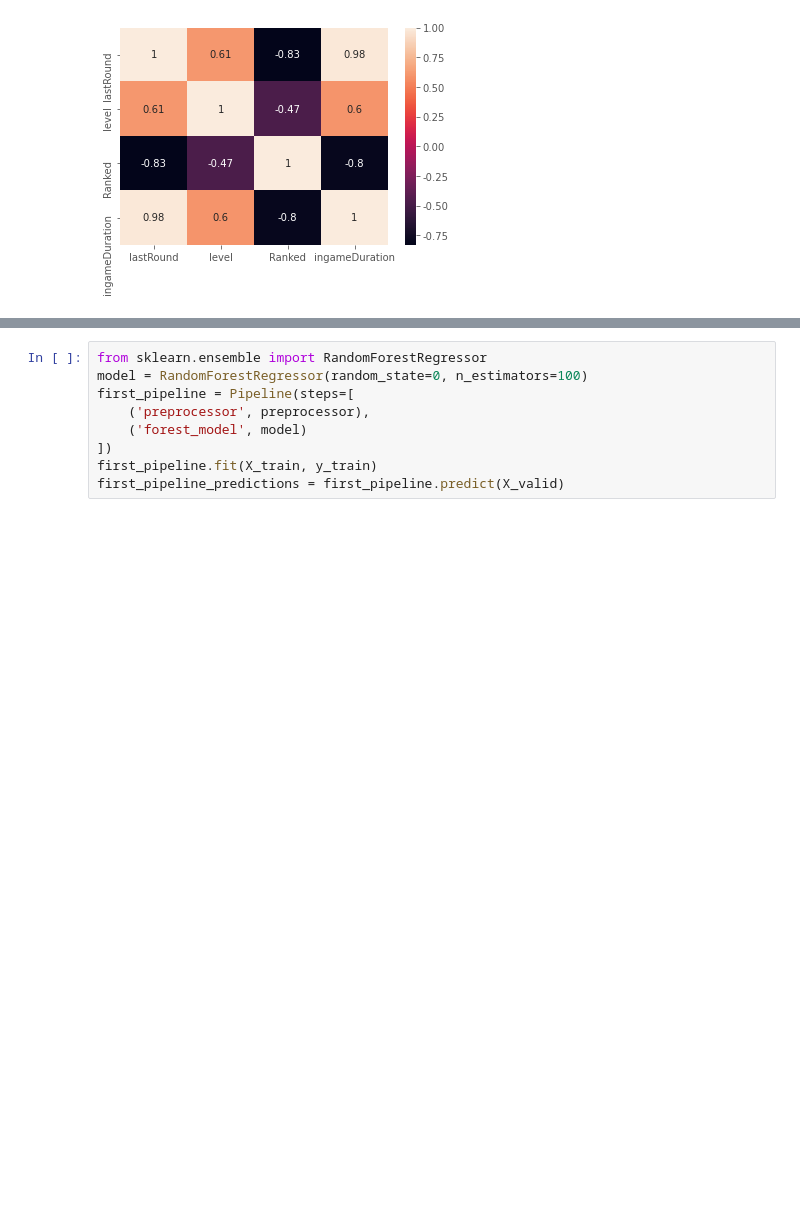
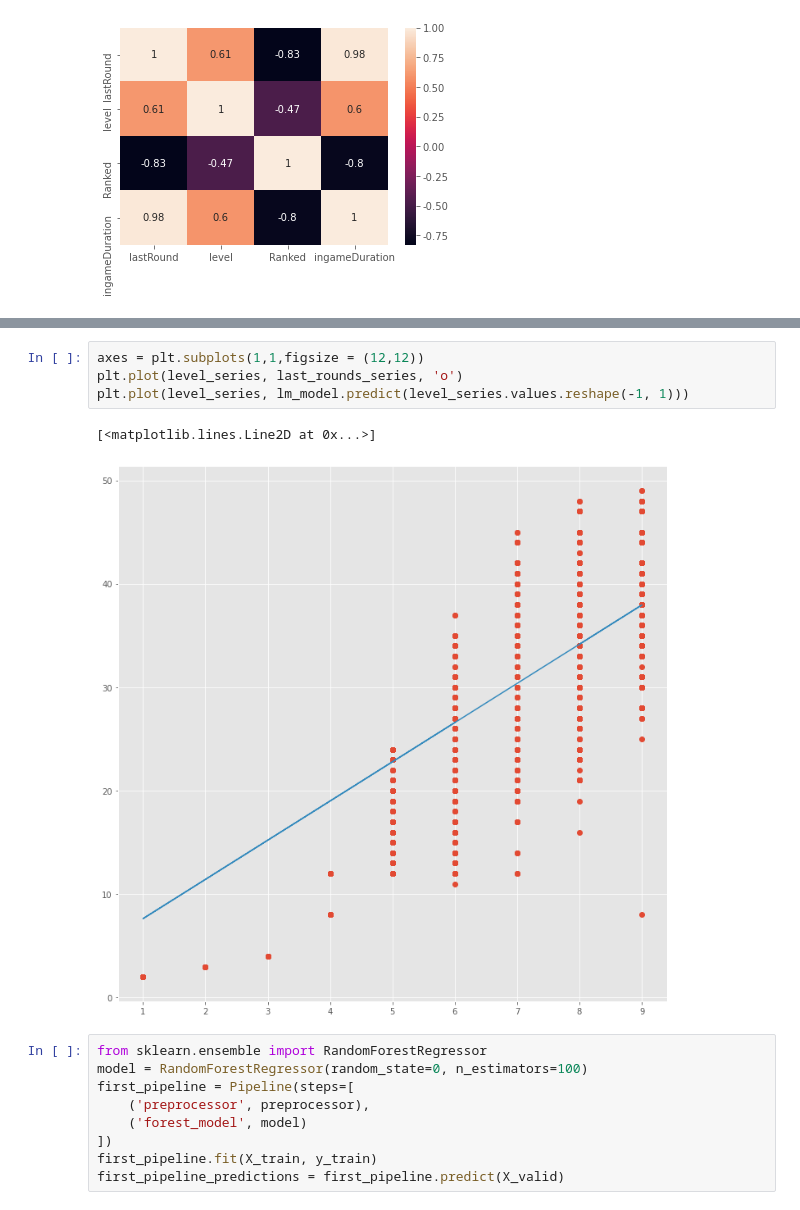
Before and after one commit to JHyuk2/tft_analysis, a Jupyter notebook: tft_data_analysis.ipynb, the cells around one changed output, grey strips where cells are left out. Drawn from its saved outputs; the diff is of its cells as text; blank space fills up the shorter version.

```diff
--- a/tft_data_analysis.ipynb
+++ b/tft_data_analysis.ipynb
@@ -920,3 +921,10 @@ Reshape your data either using array.reshape(-1, 1) if your data has a single fe
+# %%
+axes = plt.subplots(1,1,figsize = (12,12))
+plt.plot(level_series, last_rounds_series, 'o')
+plt.plot(level_series, lm_model.predict(level_series.values.reshape(-1, 1)))
+# %% [output]
+[<matplotlib.lines.Line2D at 0x...>]
+[figure, added]
 # %%
 from sklearn.ensemble import RandomForestRegressor
 model = RandomForestRegressor(random_state=0, n_estimators=100)
```
Also changed, not shown: parts of 6 cells of this notebook.
